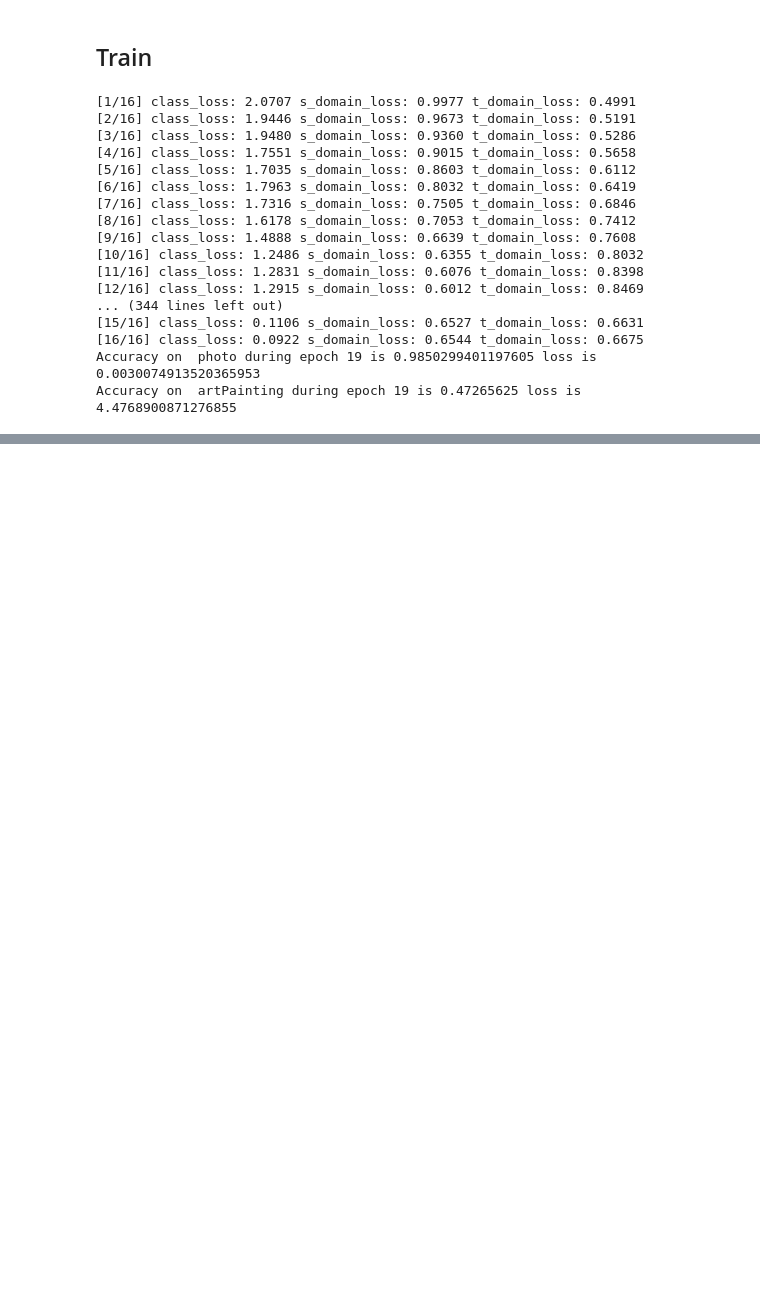
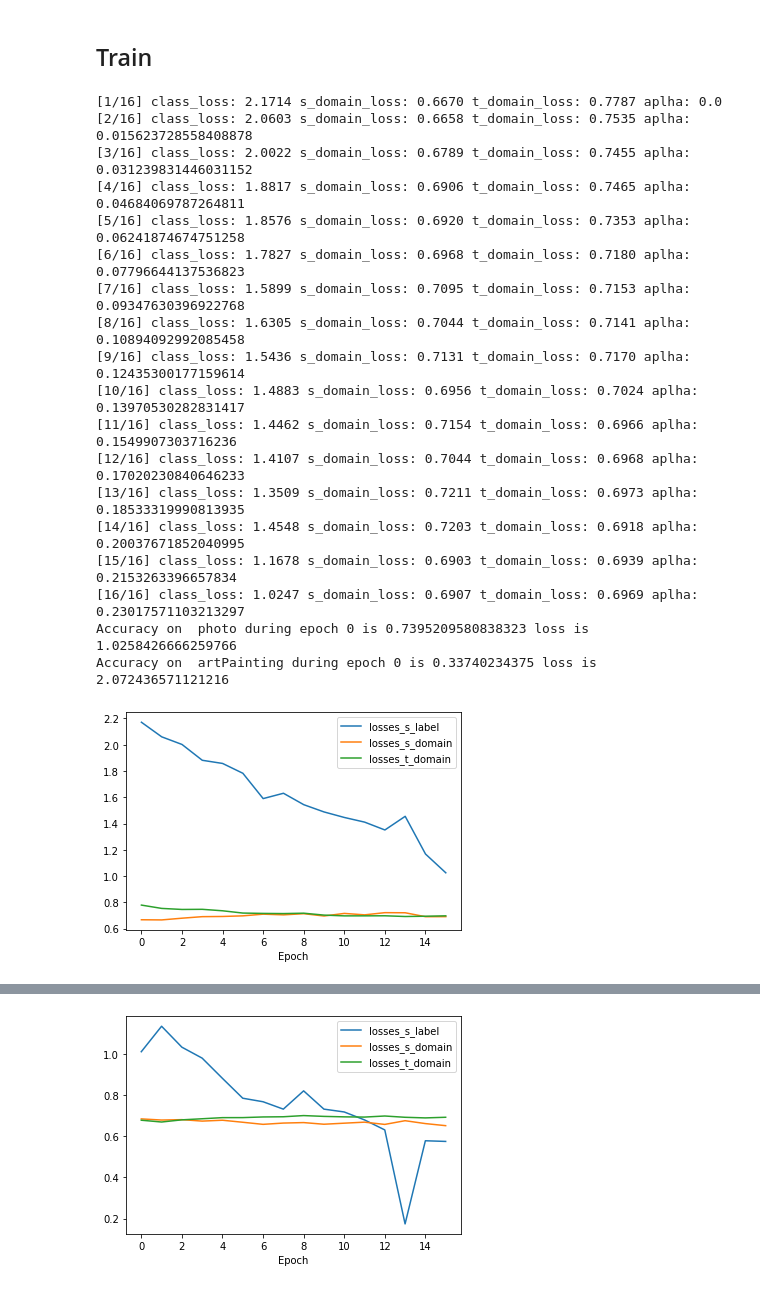
Before and after one commit to luciainnocenti/Homework3-PACS, a Jupyter notebook: MLDL_Homework3.ipynb, the cells around one changed output, grey strips where cells are left out. Cells and saved outputs as stored; diff of their text form; code cells hidden in the pictures; blank space fills up the shorter version.

```diff
--- a/MLDL_Homework3.ipynb
+++ b/MLDL_Homework3.ipynb
@@ -309,8 +309,8 @@ criterion_domain = nn.CrossEntropyLoss()
 
 parameters_to_optimize = net.parameters()
 
-optimizer = optim.SGD(parameters_to_optimize, lr=LR, momentum=MOMENTUM, weight_decay=WEIGHT_DECAY)
-#optimizer = optim.Adam(parameters_to_optimize, LR)
+#optimizer = optim.SGD(parameters_to_optimize, lr=LR, momentum=MOMENTUM, weight_decay=WEIGHT_DECAY)
+optimizer = optim.Adam(parameters_to_optimize, LR)
 
 
 scheduler = optim.lr_scheduler.StepLR(optimizer, step_size=STEP_SIZE, gamma=GAMMA)
@@ -361,6 +361,25 @@ def testFunction(datasetName, epoch):
 
 max_batches = max(len(photos_dataloader), len(art_painting_dataloader))
 min_batches = min(len(photos_dataloader), len(art_painting_dataloader))
+# %%
+import matplotlib.pyplot as plt
+
+def plotfunction(losses):
+  losses_s_label = []
+  losses_s_domain = []
+  losses_t_domain = []
+
+  for el in losses:
+    losses_s_label.append(el[0])
+    losses_s_domain.append(el[1])
+    losses_t_domain.append(el[2])
+
+  plt.plot(np.linspace(0,max_batches-1, max_batches), losses_s_label)
+  plt.plot(np.linspace(0,max_batches-1, max_batches), losses_s_domain)
+  plt.plot(np.linspace(0,max_batches-1, max_batches), losses_t_domain)
+  plt.xlabel("Epoch")
+  plt.legend(['losses_s_label', 'losses_s_domain', 'losses_t_domain'])
+  plt.show()
 # %%
 # By default, everything is loaded to cpu
 net = net.to(DEVICE) # this will bring the network to GPU if DEVICE is cuda
@@ -370,10 +389,12 @@ running_corrects = 0
 current_step = 0
 # Start iterating over the epochs
 # Iterate over the dataset
+
 for epoch in range(NUM_EPOCHS):
   scheduler.step()
   iterPh = iter(photos_dataloader)
   iterAP = iter(art_painting_dataloader)
+  losses = []
   for batch in range(max_batches):
     net.train() # Sets module in training mode
     optimizer.zero_grad() # Zero-ing the gradients
@@ -381,6 +402,9 @@ for epoch in range(NUM_EPOCHS):
       iterPh = iter(photos_dataloader)
     images_source, labels_source = next(iterPh)
     labels_domain = torch.zeros(len(images_source), dtype=torch.long)
+
+    p = float(batch + epoch * max_batches) / (NUM_EPOCHS * max_batches)
+    alfa = 2. / (1. + np.exp(-10 * p)) - 1
 
     # Bring data over the device of choice
     images_source = images_source.to(DEVICE)
@@ -394,52 +418,54 @@ for epoch in range(NUM_EPOCHS):
     loss_s_label = criterion_class(classes_output, labels_source)
 
     domain_output = net(images_source, alfa)
-
     # Compute the loss on the source domain
     loss_s_domain = criterion_domain(domain_output, labels_domain)
 
     # Get the output for targets
     targets, _ = next(iterAP)
     target_domain = torch.ones(len(targets), dtype=torch.long)
 
     # Bring data over the device of choice
     targets = targets.to(DEVICE)
     target_domain = target_domain.to(DEVICE)
 
     target_output = net(targets, alfa)
-
     # Compute the loss on the source domain
     loss_t_domain = criterion_domain(target_output,target_domain)
 
     loss = loss_s_label + loss_s_domain + loss_t_domain
     loss.backward()  # backward pass: computes gradients
-
+    losses.append( (loss_s_label, loss_s_domain, loss_t_domain))
     optimizer.step() # update weights based on accumulated gradients
 
     current_step += 1
 
     print(f'[{batch+1}/{max_batches}] '
           f'class_loss: {loss_s_label.item():.4f} ' f's_domain_loss: {loss_s_domain.item():.4f} '
           f't_domain_loss: {loss_t_domain.item():.4f} '
+          f'aplha: {alfa}'
           )
   torch.save(net, 'model_epoch_{0}.pt'.format(epoch))
   testFunction('photo', epoch)
   testFunction('artPainting', epoch)
+  plotfunction(losses)
 # %% [output]
-[1/16] class_loss: 2.0707 s_domain_loss: 0.9977 t_domain_loss: 0.4991
-[2/16] class_loss: 1.9446 s_domain_loss: 0.9673 t_domain_loss: 0.5191
-[3/16] class_loss: 1.9480 s_domain_loss: 0.9360 t_domain_loss: 0.5286
-[4/16] class_loss: 1.7551 s_domain_loss: 0.9015 t_domain_loss: 0.5658
-[5/16] class_loss: 1.7035 s_domain_loss: 0.8603 t_domain_loss: 0.6112
-[6/16] class_loss: 1.7963 s_domain_loss: 0.8032 t_domain_loss: 0.6419
-[7/16] class_loss: 1.7316 s_domain_loss: 0.7505 t_domain_loss: 0.6846
-[8/16] class_loss: 1.6178 s_domain_loss: 0.7053 t_domain_loss: 0.7412
-[9/16] class_loss: 1.4888 s_domain_loss: 0.6639 t_domain_loss: 0.7608
-[10/16] class_loss: 1.2486 s_domain_loss: 0.6355 t_domain_loss: 0.8032
-[11/16] class_loss: 1.2831 s_domain_loss: 0.6076 t_domain_loss: 0.8398
-[12/16] class_loss: 1.2915 s_domain_loss: 0.6012 t_domain_loss: 0.8469
-... (344 lines left out)
-[15/16] class_loss: 0.1106 s_domain_loss: 0.6527 t_domain_loss: 0.6631
-[16/16] class_loss: 0.0922 s_domain_loss: 0.6544 t_domain_loss: 0.6675
-Accuracy on  photo during epoch 19 is 0.9850299401197605 loss is 0.0030074913520365953
-Accuracy on  artPainting during epoch 19 is 0.47265625 loss is 4.4768900871276855
+[1/16] class_loss: 2.1714 s_domain_loss: 0.6670 t_domain_loss: 0.7787 aplha: 0.0
+[2/16] class_loss: 2.0603 s_domain_loss: 0.6658 t_domain_loss: 0.7535 aplha: 0.015623728558408878
+[3/16] class_loss: 2.0022 s_domain_loss: 0.6789 t_domain_loss: 0.7455 aplha: 0.031239831446031152
+[4/16] class_loss: 1.8817 s_domain_loss: 0.6906 t_domain_loss: 0.7465 aplha: 0.04684069787264811
+[5/16] class_loss: 1.8576 s_domain_loss: 0.6920 t_domain_loss: 0.7353 aplha: 0.06241874674751258
+[6/16] class_loss: 1.7827 s_domain_loss: 0.6968 t_domain_loss: 0.7180 aplha: 0.07796644137536823
+[7/16] class_loss: 1.5899 s_domain_loss: 0.7095 t_domain_loss: 0.7153 aplha: 0.09347630396922768
+[8/16] class_loss: 1.6305 s_domain_loss: 0.7044 t_domain_loss: 0.7141 aplha: 0.10894092992085458
+[9/16] class_loss: 1.5436 s_domain_loss: 0.7131 t_domain_loss: 0.7170 aplha: 0.12435300177159614
+[10/16] class_loss: 1.4883 s_domain_loss: 0.6956 t_domain_loss: 0.7024 aplha: 0.13970530282831417
+[11/16] class_loss: 1.4462 s_domain_loss: 0.7154 t_domain_loss: 0.6966 aplha: 0.1549907303716236
+[12/16] class_loss: 1.4107 s_domain_loss: 0.7044 t_domain_loss: 0.6968 aplha: 0.17020230840646233
+[13/16] class_loss: 1.3509 s_domain_loss: 0.7211 t_domain_loss: 0.6973 aplha: 0.18533319990813935
+[14/16] class_loss: 1.4548 s_domain_loss: 0.7203 t_domain_loss: 0.6918 aplha: 0.20037671852040995
+[15/16] class_loss: 1.1678 s_domain_loss: 0.6903 t_domain_loss: 0.6939 aplha: 0.2153263396657834
+[16/16] class_loss: 1.0247 s_domain_loss: 0.6907 t_domain_loss: 0.6969 aplha: 0.23017571103213297
+Accuracy on  photo during epoch 0 is 0.7395209580838323 loss is 1.0258426666259766
+Accuracy on  artPainting during epoch 0 is 0.33740234375 loss is 2.072436571121216
+[figure, added]
@@ -445,0 +490 @@ Accuracy on  artPainting during epoch 19 is 0.47265625 loss is 4.476890087127685
+[figure, added]
```
Also changed, not shown: parts of 15 cells of this notebook.
